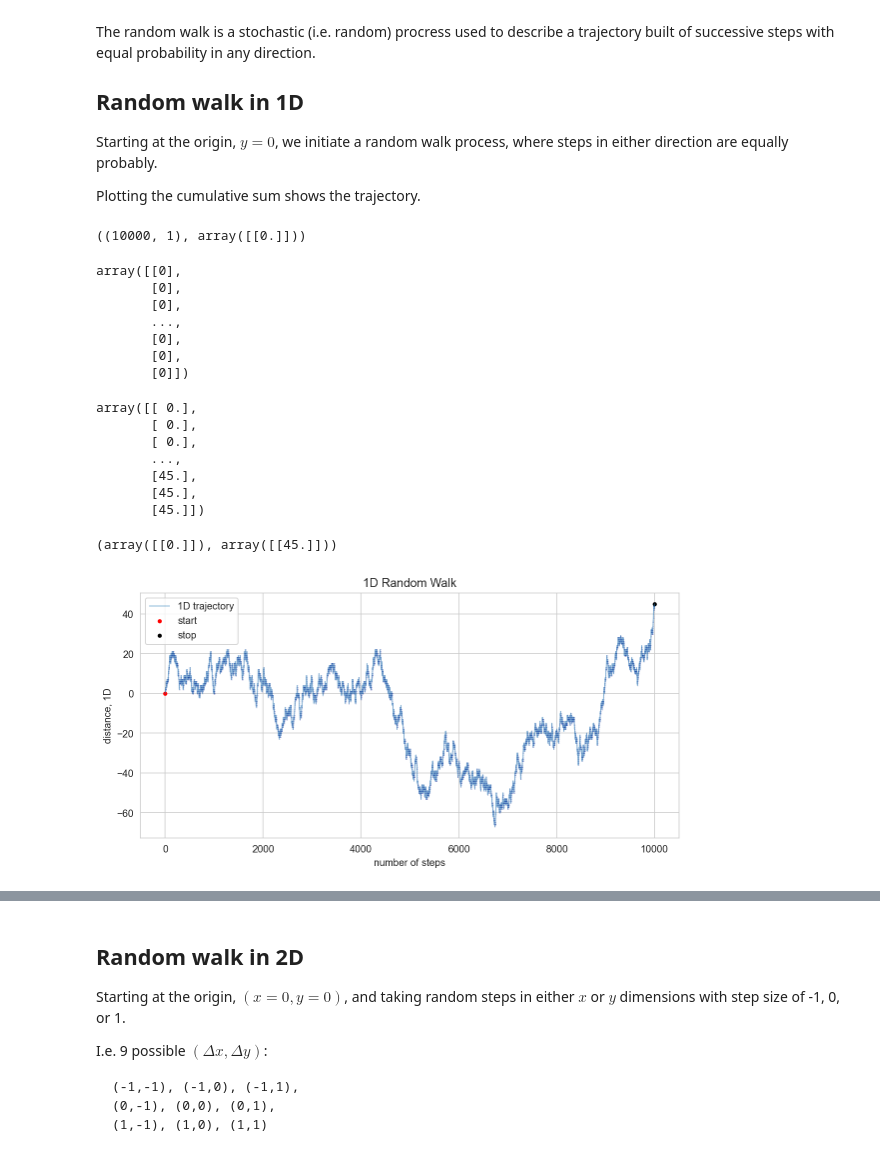
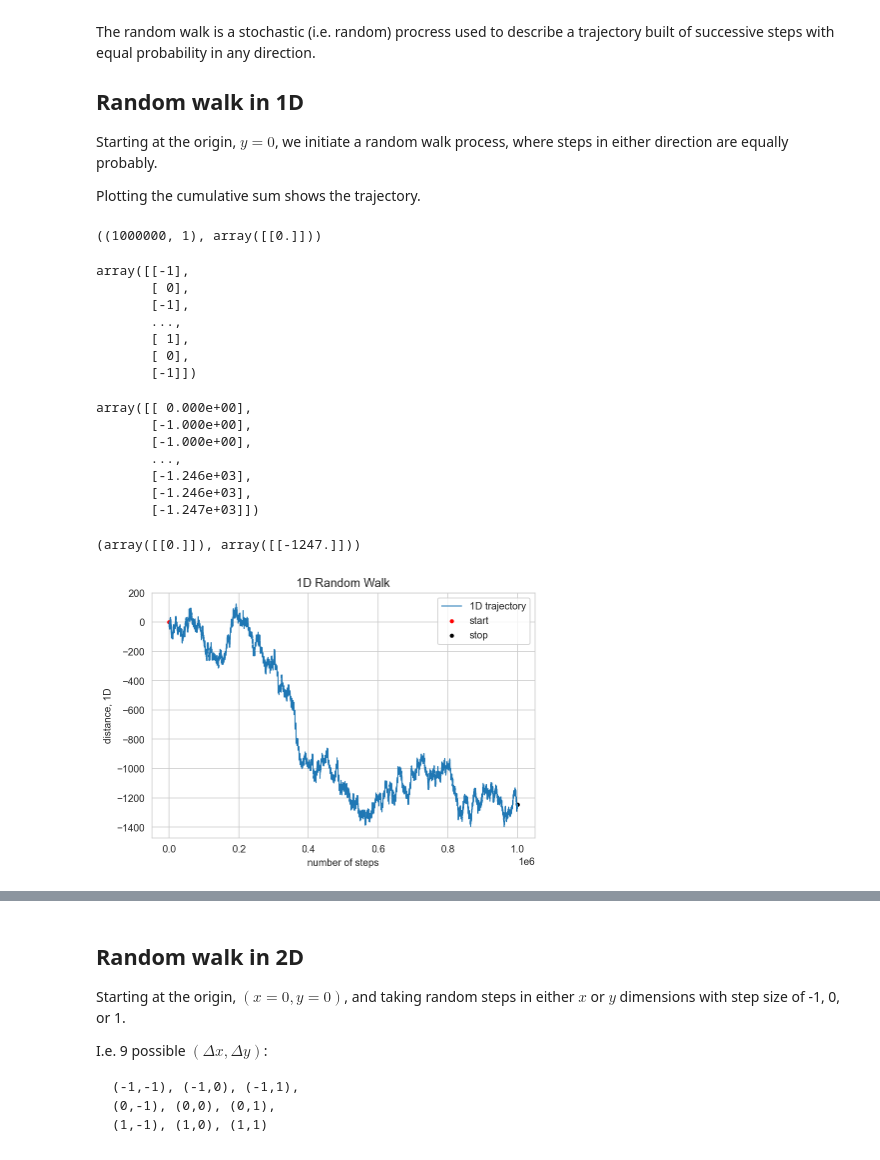
Before and after one commit to UCLA-Chem114/lab_notebooks, a Jupyter notebook: lecture_notebooks/8c_random_walk.ipynb, the cells around one changed output, grey strips where cells are left out. Saved outputs shown, nothing was run; the diff lists cells and outputs as text; code cells hidden in the pictures.

Commit message:
improving random walk notebook

```diff
--- a/lecture_notebooks/8c_random_walk.ipynb
+++ b/lecture_notebooks/8c_random_walk.ipynb
@@ -21,7 +21,7 @@ Plotting the cumulative sum shows the trajectory.
 # %%
 # Define parameters for the walk
 dims = 1
-n = 10000
+n = 1000000
 step_set = [-1, 0, 1]
 # %%
 # define size and number of steps
@@ -31,51 +31,48 @@ step_shape = (n, dims)
 origin = np.zeros((1, dims))
 step_shape, origin
 # %% [output]
-((10000, 1), array([[0.]]))
+((1000000, 1), array([[0.]]))
 # %%
 # Simulate steps in 1D with either -1, 0, or 1 step size
+np.random.seed(0)
 steps = np.random.choice(a=step_set, size=step_shape)
 steps
 # %% [output]
-array([[0],
-       [0],
-       [0],
+array([[-1],
+       [ 0],
+       [-1],
        ...,
-       [0],
-       [0],
-       [0]])
+       [ 1],
+       [ 0],
+       [-1]])
 # %%
 # calculate cumulative steps from origin (along the 0th axis)
 path = np.concatenate([origin, steps]).cumsum(0)
 path
 # %% [output]
-array([[ 0.],
-       [ 0.],
-       [ 0.],
+array([[ 0.000e+00],
+       [-1.000e+00],
+       [-1.000e+00],
        ...,
-       [45.],
-       [45.],
-       [45.]])
+       [-1.246e+03],
+       [-1.246e+03],
+       [-1.247e+03]])
 # %%
 # define the first and last steps
 start = path[:1]
 stop = path[-1:]
 start, stop
 # %% [output]
-(array([[0.]]), array([[45.]]))
+(array([[0.]]), array([[-1247.]]))
 # %%
 # Plot the path
-fig = plt.figure(figsize=(8,4))
-
-ax = fig.add_subplot(111)
-ax.scatter(np.arange(n+1), path, color = 'darkblue', alpha=0.25, s=0.05);
-ax.plot(path, alpha=0.5, lw=1, ls='-', label = '1D trajectory');
-ax.scatter(0, start, color='r', s=10, label = 'start')
-ax.scatter(n, stop, color='k', s=10, label = 'stop')
-ax.legend()
+plt.plot(path, lw=1, ls='-', label = '1D trajectory');
+plt.scatter(0, start, color='r', s=10, label = 'start')
+plt.scatter(n, stop, color='k', s=10, label = 'stop')
 plt.ylabel('distance, 1D')
 plt.xlabel('number of steps')
 plt.title('1D Random Walk')
+plt.legend()
 plt.tight_layout(pad=0);
 # %% [output]
-[figure, old version]
+[figure, new version]
```
Also changed, not shown: parts of 16 cells of this notebook, 6 other files.
